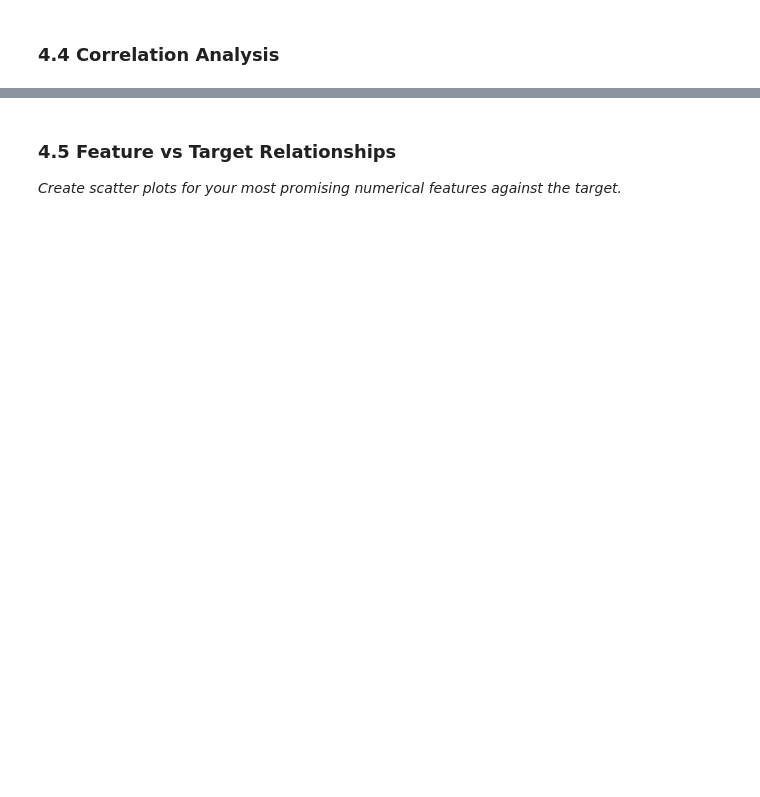
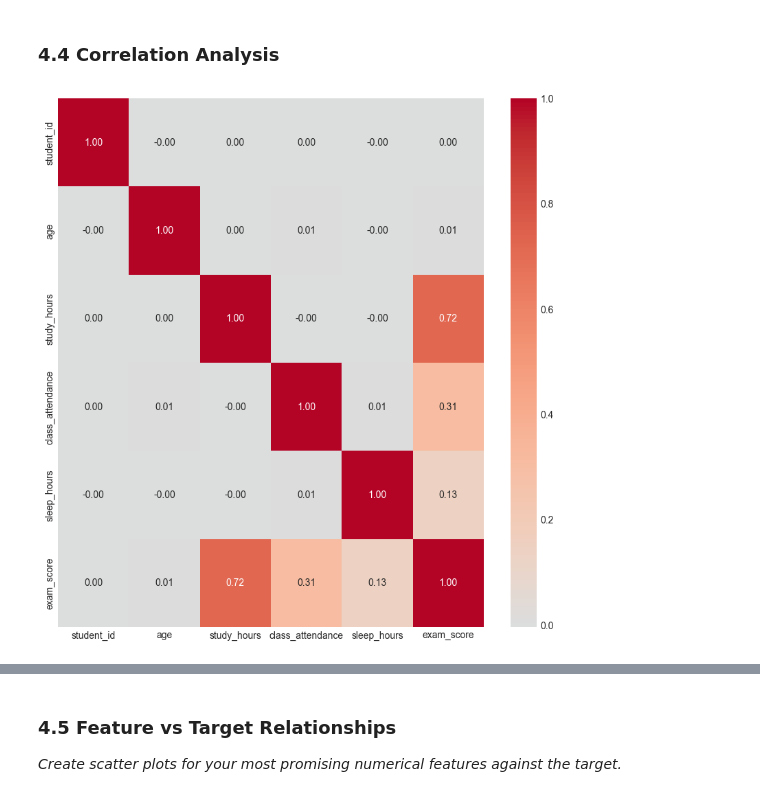
Before and after one commit to fsa-aiml-2511/individual-capstone-Clifton-Rand, a Jupyter notebook: notebooks/01_problem_statement_and_eda.ipynb, the cells around one changed output, grey strips where cells are left out. Cells and saved outputs as stored; diff of their text form; code cells hidden in the pictures; blank space fills up the shorter version.

```diff
--- a/notebooks/01_problem_statement_and_eda.ipynb
+++ b/notebooks/01_problem_statement_and_eda.ipynb
@@ -438,4 +438,12 @@ Now proceed to **Section 4** below to continue with your complete EDA, data clea
 #
 # Store result in: numerical_cols
 
+
 # YOUR CODE HERE:
+numerical_cols = df.select_dtypes(include=[np.number]).columns.tolist()
+
+numerical_cols.remove('exam_score')
+
+print(f"Number of numerical features: {len(numerical_cols)}")
+print("Numerical features:")
+print(numerical_cols)
@@ -534,20 +620,36 @@ else:
 # %%
 # TODO: Create and visualize a correlation matrix
 #
 # Steps:
 # 1. Create a list of columns: numerical_cols + [TARGET]
 # 2. Calculate the correlation matrix: df[columns].corr()
 # 3. Create a heatmap using sns.heatmap()
 #
 # Heatmap parameters to use:
 # - annot=True (show numbers)
 # - cmap='coolwarm' (color scheme)
 # - center=0 (center colormap at 0)
 # - fmt='.2f' (2 decimal places)
 #
 # Store the correlation matrix in: correlation_matrix
 
 # YOUR CODE HERE:
+columns_list = numerical_cols + ['exam_score']
+
+correlation_matrix = df[columns_list].corr()
+
+plt.figure(figsize=(10, 10))
+sns.heatmap(
+    correlation_matrix,
+    annot=True,
+    cmap='coolwarm',
+    center=0,
+    fmt='.2f'
+)
+
+plt.show()
+# %% [output]
+[figure, added]
 # %%
 # TODO: Extract and analyze correlations with the target variable
 #
```
Also changed, not shown: parts of 15 cells of this notebook.
